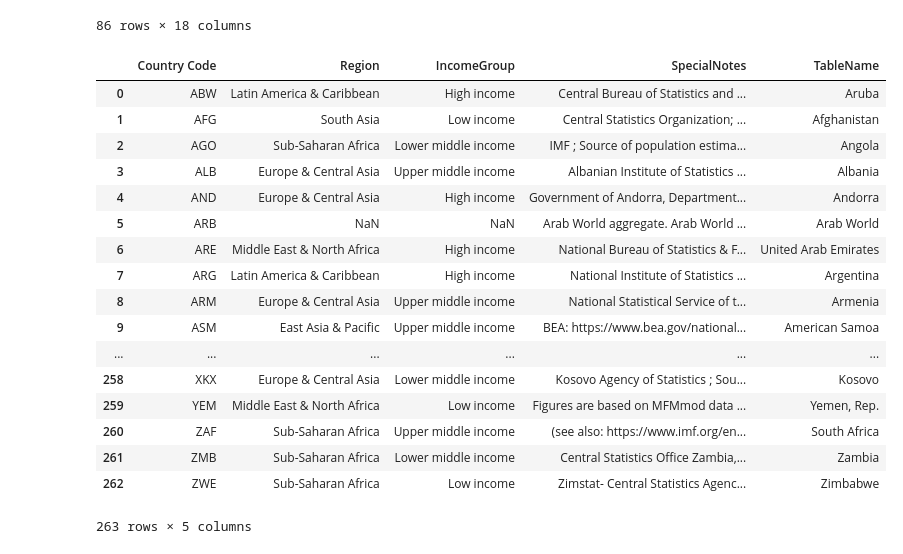
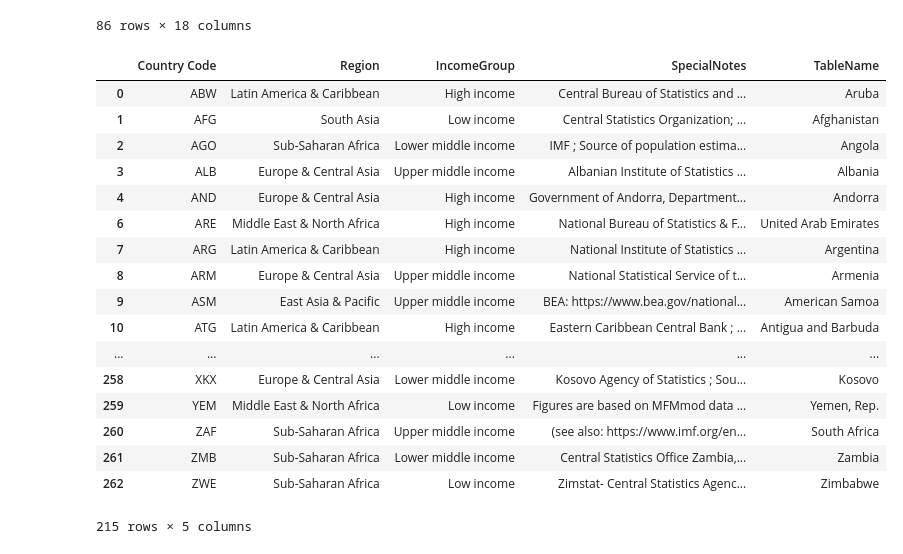
Before and after one commit to ykarki1/water-access, a Jupyter notebook: water_notebook.ipynb, the cells around one changed output. Cells and saved outputs as stored; diff of their text form; code cells hidden in the pictures.

Commit message:
all data cleaned
next step: dataframes to sql dbs

```diff
--- a/water_notebook.ipynb
+++ b/water_notebook.ipynb
@@ -113,27 +113,27 @@ csv1_DF_clean
 86 rows × 18 columns
 # %%
 csv2_DF = pd.read_csv(csv2)
-csv2_DF_clean = csv2_DF.drop(["Unnamed: 5"], axis=1)
+csv2_DF_clean = csv2_DF.drop(["Unnamed: 5"], axis=1).dropna(axis=0)
 ### output to csv is temporary for group work to continue before sql integration
 csv2_DF_clean.to_csv("income_groups.csv")
 ###
 csv2_DF_clean
 # %% [output]
 |  | Country Code | Region | IncomeGroup | SpecialNotes | TableName |
 | 0 | ABW | Latin America & Caribbean | High income | Central Bureau of Statistics and ... | Aruba |
 | 1 | AFG | South Asia | Low income | Central Statistics Organization; ... | Afghanistan |
 | 2 | AGO | Sub-Saharan Africa | Lower middle income | IMF ; Source of population estima... | Angola |
 | 3 | ALB | Europe & Central Asia | Upper middle income | Albanian Institute of Statistics ... | Albania |
 | 4 | AND | Europe & Central Asia | High income | Government of Andorra, Department... | Andorra |
-| 5 | ARB | NaN | NaN | Arab World aggregate. Arab World ... | Arab World |
 | 6 | ARE | Middle East & North Africa | High income | National Bureau of Statistics & F... | United Arab Emirates |
 | 7 | ARG | Latin America & Caribbean | High income | National Institute of Statistics ... | Argentina |
 | 8 | ARM | Europe & Central Asia | Upper middle income | National Statistical Service of t... | Armenia |
 | 9 | ASM | East Asia & Pacific | Upper middle income | BEA: https://www.bea.gov/national... | American Samoa |
+| 10 | ATG | Latin America & Caribbean | High income | Eastern Caribbean Central Bank ; ... | Antigua and Barbuda |
 | ... | ... | ... | ... | ... | ... |
 | 258 | XKX | Europe & Central Asia | Lower middle income | Kosovo Agency of Statistics ; Sou... | Kosovo |
 | 259 | YEM | Middle East & North Africa | Low income | Figures are based on MFMmod data ... | Yemen, Rep. |
 | 260 | ZAF | Sub-Saharan Africa | Upper middle income | (see also: https://www.imf.org/en... | South Africa |
 | 261 | ZMB | Sub-Saharan Africa | Lower middle income | Central Statistics Office Zambia,... | Zambia |
 | 262 | ZWE | Sub-Saharan Africa | Low income | Zimstat- Central Statistics Agenc... | Zimbabwe |
-263 rows × 5 columns
+215 rows × 5 columns
```
